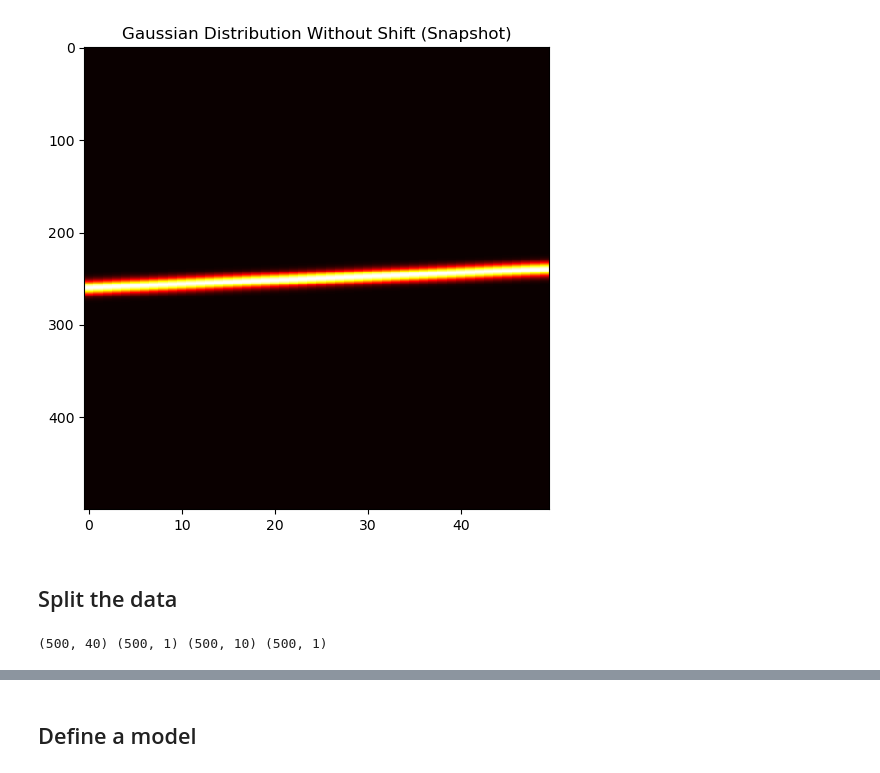
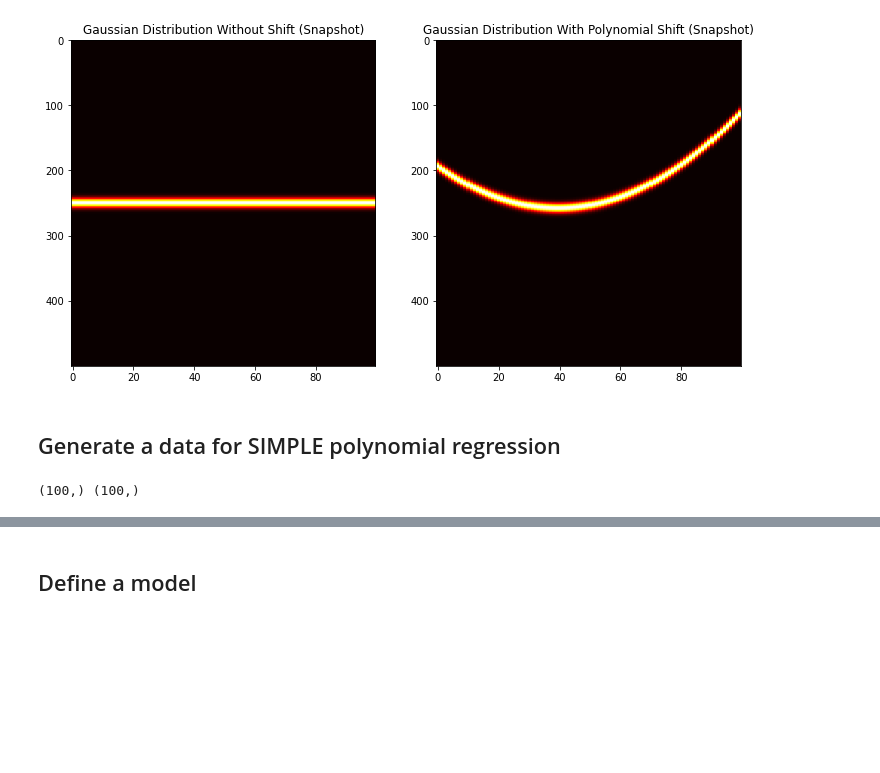
Before and after one commit to beatazor/low-rank-transport, a Jupyter notebook: notebooks/NN_polynomial.ipynb, the cells around one changed output, grey strips where cells are left out. Drawn from its saved outputs; the diff is of its cells as text; code cells hidden in the pictures; blank space fills up the shorter version.

Commit message:
Add right polynomial regression

```diff
--- a/notebooks/NN_polynomial.ipynb
+++ b/notebooks/NN_polynomial.ipynb
@@ -34,13 +27,44 @@ rows, cols, sigma = 500, 50, 5.0
+# %%
+# Gaussian function
+def gaussian(x, mu, sigma=1.0):
+    return np.exp(-np.power(x - mu, 2.0) / (2 * np.power(sigma, 2.0)))
+
+def create_gaussian_time_matrix(rows=500, cols=50, sigma=1.0):
+    matrix = np.zeros((rows, cols))
+    for col in range(cols):
+        for row in range(rows):
+            matrix[row, col] = gaussian(row, rows / 2, sigma)
+    matrix /= np.max(matrix)
+
+    return matrix
+# %%
+Q_without_shift = create_gaussian_time_matrix(rows, cols, sigma)
+# %%
+def shift_matrix(matrix, shift_vector):
+    rows, cols = matrix.shape
+    shifted_matrix = np.zeros_like(matrix)
+
+    for col in range(cols):
+        shift_val = -shift_vector[col]
+        shifted_matrix[:, col] = shift(matrix[:, col], shift_val, mode='nearest')
+
+    return shifted_matrix
+# %%
+Q_with_shift = shift_matrix(Q_without_shift, shifted_t_values)
 # %%
-Q = create_gaussian_polynomial_time_matrix(rows, cols, sigma)
+# Plotting
+fig, ax = plt.subplots(1, 2, figsize=(12, 6))
 
-fig, ax = plt.subplots(figsize=(6, 6))
+# Without shift
+ax[0].imshow(Q_without_shift, cmap='hot', interpolation='nearest', aspect='auto')
+ax[0].set_title('Gaussian Distribution Without Shift (Snapshot)')
 
-ax.imshow(Q, cmap='hot', interpolation='nearest', aspect='auto')
-ax.set_title('Gaussian Distribution Without Shift (Snapshot)')
+# With shift
+ax[1].imshow(Q_with_shift, cmap='hot', interpolation='nearest', aspect='auto')
+ax[1].set_title('Gaussian Distribution With Polynomial Shift (Snapshot)')
 
 plt.show()
 # %% [output]
-[figure, old version]
+[figure, new version]
 # %% [markdown]
-## Split the data
+## Generate a data for SIMPLE polynomial regression
@@ -56,22 +71,4 @@ def calculate_shift(t, coefficients, degree):
-# %%
-indices = np.arange(cols)
-np.random.seed(42)
-np.random.shuffle(indices)
-train_ratio = 0.8
-train_size = int(cols * train_ratio)
-test_size = cols - train_size
-train_indices = indices[:train_size]
-test_indices = indices[train_size:]
-train_indices = np.sort(train_indices)
-test_indices = np.sort(test_indices)
-
-X_train, X_test = Q[:, train_indices], Q[:, test_indices]
-
-y_train = calculate_shift(X_train,coefficients,degree)
-y_test = calculate_shift(X_test,coefficients,degree)
-# y_train = np.dot(X_train**2,a2*X_train.shape[1]) + np.dot(X_train, a1*X_train.shape[1]) + a0
-# y_test = np.dot(X_test**2,a2*X_test.shape[1]) + np.dot(X_test, a1*X_test.shape[1]) + a0
-
-print(X_train.shape, y_train.shape, X_test.shape, y_test.shape)
-# %% [output]
-(500, 40) (500, 1) (500, 10) (500, 1)
+# %%
+print(t_values.shape, shifted_t_values.shape)
+# %% [output]
+(100,) (100,)
```
Also changed, not shown: parts of 15 cells of this notebook.
